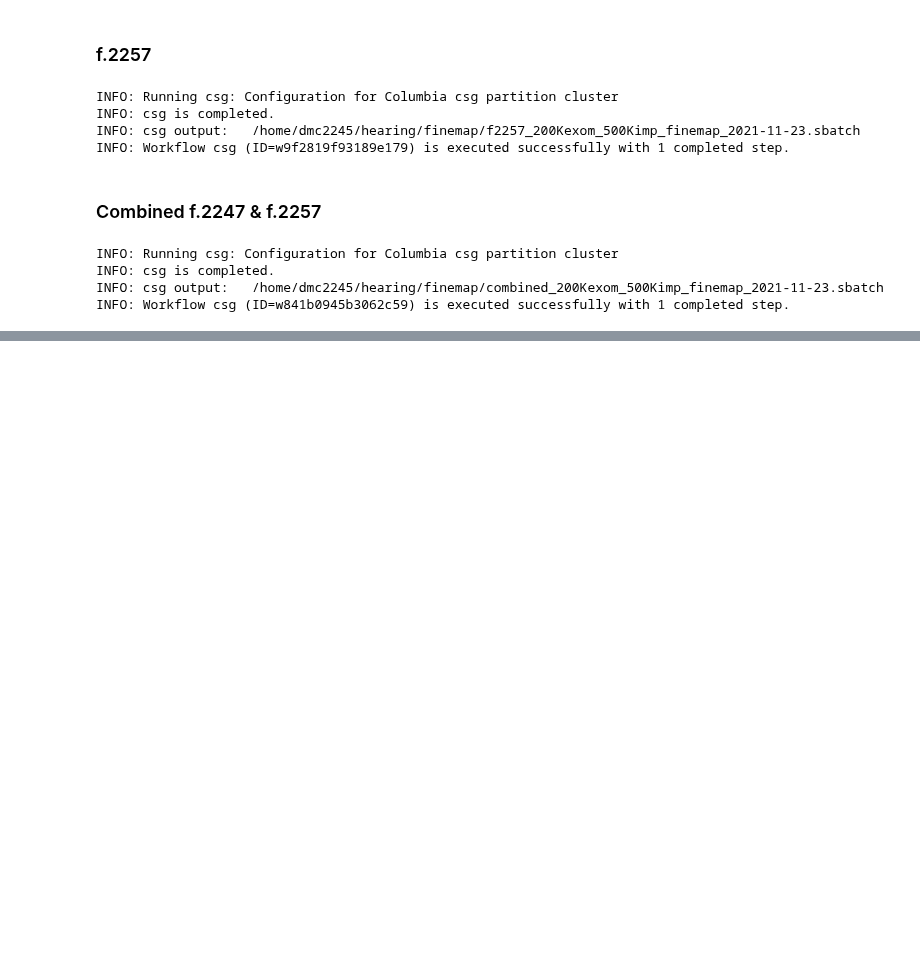
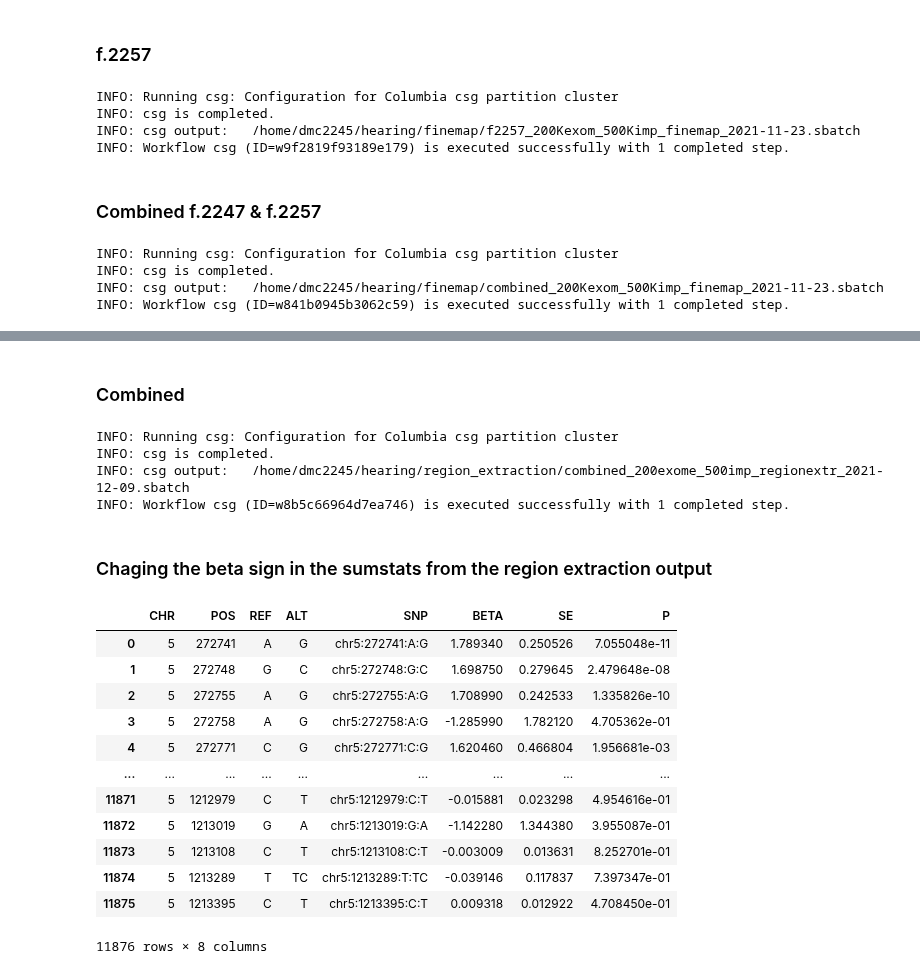
Before and after one commit to statgenetics/UKBB_GWAS_dev, a Jupyter notebook: analysis/cluster_scripts/102221_Fine_mapping_HI.ipynb, the cells around one changed output, grey strips where cells are left out. Cells and saved outputs as stored; diff of their text form; code cells hidden in the pictures; blank space fills up the shorter version.

Commit message:
fine mappin scripts with beta sign fixed

```diff
--- a/analysis/cluster_scripts/102221_Fine_mapping_HI.ipynb
+++ b/analysis/cluster_scripts/102221_Fine_mapping_HI.ipynb
@@ -1150,0 +1287,44 @@ INFO: Workflow csg (ID=w841b0945b3062c59) is executed successfully with 1 comple
+# %% [markdown]
+### Combined
+# %%
+cwd=/mnt/mfs/statgen/UKBiobank/results/region_extraction/120921_f2247_f2257_200Kexomes_500Kimp   \
+region_file=/home/dmc2245/UKBiobank/results/LD_clumping/092321_combined_200Kexomes/090321_UKBB_Combined_f2247_f2257_expandedwhite_38410cases_96601ctrl_PC1_2_f2247_f2257.regenie.snp_stats.clumped_region \
+pheno_path=/home/dmc2245/UKBiobank/phenotype_files/hearing_impairment/090321_UKBB_Combined_f2247_f2257_expandedwhite_38410cases_96601ctrl_PC1_2.tsv  \
+geno_path=/home/dmc2245/UKBiobank/data/exome_files/project_VCF/072721_run/plink/092321_UKBB_qc_exome_geno_path.txt   \
+sumstats_path=/home/dmc2245/UKBiobank/results/REGENIE_results/results_exome_data/090921_combined_f2247_f2257_200K/*.snp_stats.gz     \
+unrelated_samples=/home/dmc2245/UKBiobank/results/083021_PCA_results/090221_ldprun_unrelated/cache/UKB_genotypedatadownloaded083019.090221_sample_variant_qc_final_callrate90.filtered.extracted.europeans.filtered.090221_ldprun_unrelated.filtered.prune.txt  \
+imp_geno_path=~/UKBiobank/results/LD_clumping/ref_files/102621_UKBB_bgenpath.txt \
+imp_sumstats_path=~/UKBiobank/results/REGENIE_results/results_imputed_data/2021_10_07_combined_500K/non_ref_first/*.snp_stats.gz \
+imp_ref='hg19'
+extract_sos=~/project/UKBB_GWAS_dev/workflow/RegionExtraction_LDmatrix.ipynb
+extract_sbatch=~/hearing/region_extraction/combined_200exome_500imp_regionextr_$(date +"%Y-%m-%d").sbatch
+bgen_sample_path=~/UKBiobank_Yale_transfer/ukb39554_imputeddataset/ukb32285_imputedindiv.sample
+mem='120G'
+
+extract_args="""default
+    --cwd $cwd
+    --region-file $region_file
+    --pheno-path $pheno_path
+    --geno-path  $geno_path
+    --sumstats-path  $sumstats_path
+    --unrelated-samples $unrelated_samples
+    --imp-geno-path $imp_geno_path
+    --imp-sumstats-path $imp_sumstats_path
+    --imp-ref $imp_ref
+    --job-size 1
+    --bgen_sample_path $bgen_sample_path
+    --mem $mem
+"""
+
+sos run ~/project/UKBB_GWAS_dev/admin/Get_Job_Script.ipynb csg \
+    --template-file $tpl_file \
+    --workflow-file $extract_sos \
+    --to-script $extract_sbatch \
+    --args "$extract_args"
+# %% [output]
+INFO: Running csg: Configuration for Columbia csg partition cluster
+INFO: csg is completed.
+INFO: csg output:   /home/dmc2245/hearing/region_extraction/combined_200exome_500imp_regionextr_2021-12-09.sbatch
+INFO: Workflow csg (ID=w8b5c66964d7ea746) is executed successfully with 1 completed step.
+# %% [markdown]
+### Chaging the beta sign in the sumstats from the region extraction output
@@ -1150,0 +1333,18 @@ INFO: Workflow csg (ID=w841b0945b3062c59) is executed successfully with 1 comple
+# %%
+f3393_ori = pd.read_csv('~/UKBiobank/results/region_extraction/111921_f3393_200Kexomes_500Kimp/5_272741_1213528/090321_UKBB_Hearing_aid_f3393_expandedwhite_6436cases_96601ctrl_PC1_2_f3393.regenie.snp_stats_5_272741_1213528.sumstats_original.gz', compression='gzip', sep="\t",header=0)
+# %%
+f3393_ori
+# %% [output]
+|  | CHR | POS | REF | ALT | SNP | BETA | SE | P |
+| 0 | 5 | 272741 | A | G | chr5:272741:A:G | 1.789340 | 0.250526 | 7.055048e-11 |
+| 1 | 5 | 272748 | G | C | chr5:272748:G:C | 1.698750 | 0.279645 | 2.479648e-08 |
+| 2 | 5 | 272755 | A | G | chr5:272755:A:G | 1.708990 | 0.242533 | 1.335826e-10 |
+| 3 | 5 | 272758 | A | G | chr5:272758:A:G | -1.285990 | 1.782120 | 4.705362e-01 |
+| 4 | 5 | 272771 | C | G | chr5:272771:C:G | 1.620460 | 0.466804 | 1.956681e-03 |
+| ... | ... | ... | ... | ... | ... | ... | ... | ... |
+| 11871 | 5 | 1212979 | C | T | chr5:1212979:C:T | -0.015881 | 0.023298 | 4.954616e-01 |
+| 11872 | 5 | 1213019 | G | A | chr5:1213019:G:A | -1.142280 | 1.344380 | 3.955087e-01 |
+| 11873 | 5 | 1213108 | C | T | chr5:1213108:C:T | -0.003009 | 0.013631 | 8.252701e-01 |
+| 11874 | 5 | 1213289 | T | TC | chr5:1213289:T:TC | -0.039146 | 0.117837 | 7.397347e-01 |
+| 11875 | 5 | 1213395 | C | T | chr5:1213395:C:T | 0.009318 | 0.012922 | 4.708450e-01 |
+11876 rows × 8 columns
```
Also changed, not shown: parts of 85 cells of this notebook.
